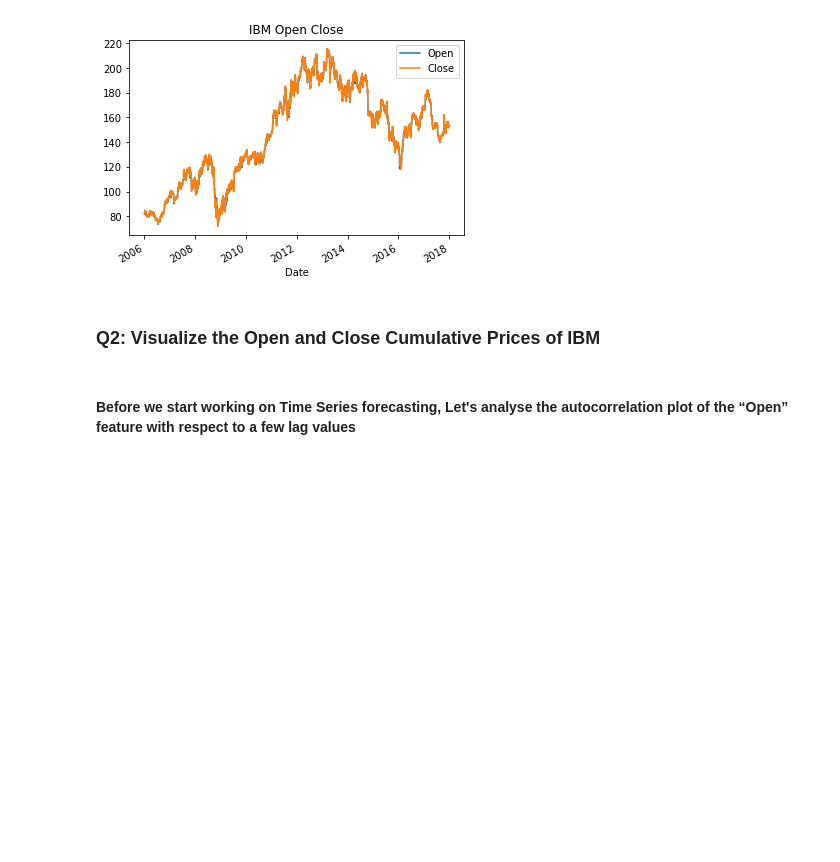
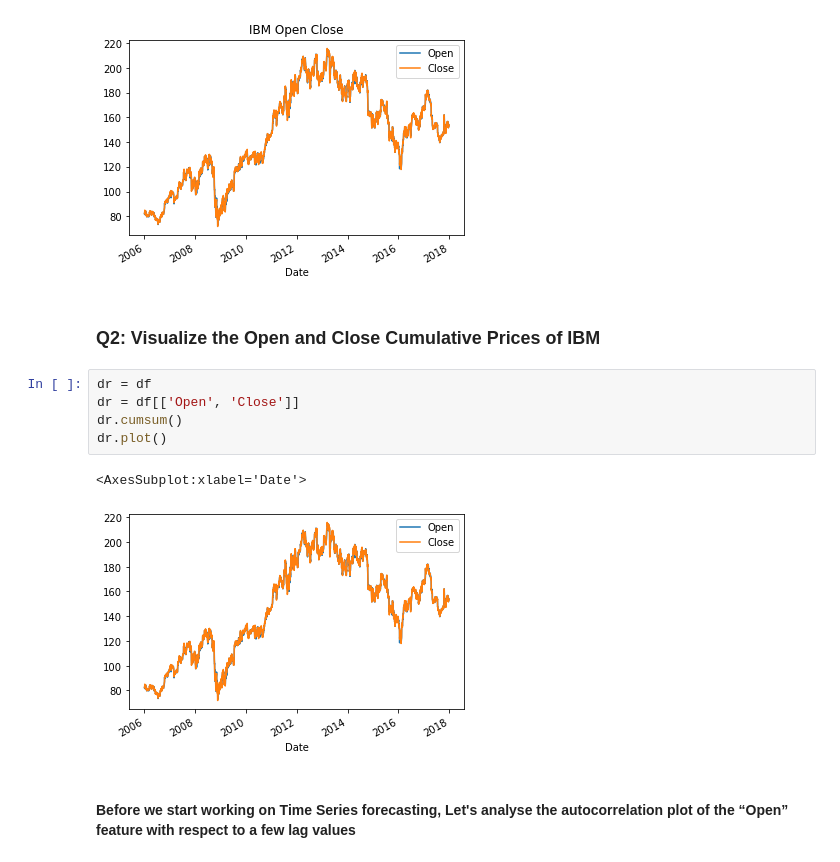
Before and after one commit to willr/mec-mini-projects, a Jupyter notebook: mec-18.5.1-time-series-analysis-mini-project/Mini_Project_Time_Series_Forecasting.ipynb, the cells around one changed output. Saved outputs shown, nothing was run; the diff lists cells and outputs as text; blank space fills up the shorter version.

```diff
--- a/mec-18.5.1-time-series-analysis-mini-project/Mini_Project_Time_Series_Forecasting.ipynb
+++ b/mec-18.5.1-time-series-analysis-mini-project/Mini_Project_Time_Series_Forecasting.ipynb
@@ -78,6 +78,14 @@ plt.title('IBM Open Close');
 [figure]
 # %% [markdown]
 ### Q2: Visualize the Open and Close Cumulative Prices of IBM
+# %%
+dr = df
+dr = df[['Open', 'Close']]
+dr.cumsum()
+dr.plot()
+# %% [output]
+<AxesSubplot:xlabel='Date'>
+[figure, added]
 # %% [markdown]
 ####  Before we start working on Time Series forecasting, Let's analyse the autocorrelation plot of the “Open” feature with respect to a few lag values
 # %% [markdown]
```
Also changed, not shown: parts of 40 cells of this notebook.
